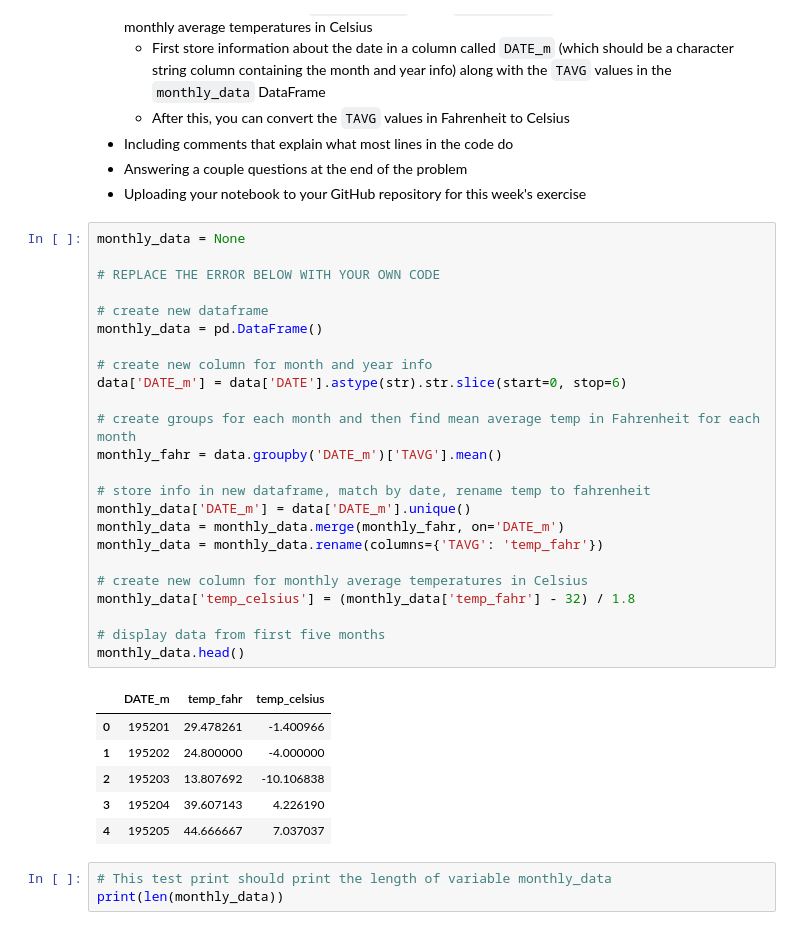
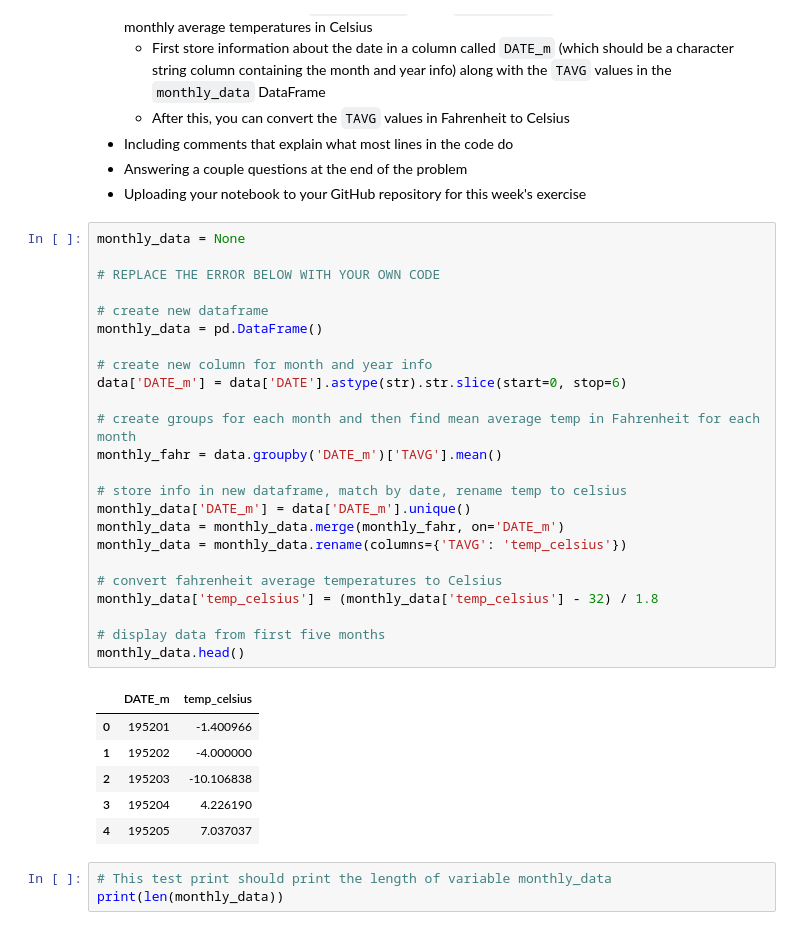
Before and after one commit to lukasrhoades/GEOG-329-Helsinki, a Jupyter notebook: Exercise-6/Exercise-6-problems-1-3.ipynb, the cells around one changed output. Drawn from its saved outputs; the diff is of its cells as text.

```diff
--- a/Exercise-6/Exercise-6-problems-1-3.ipynb
+++ b/Exercise-6/Exercise-6-problems-1-3.ipynb
@@ -182,34 +182,34 @@ For this problem your goal is to calculate monthly average temperatures in degre
 # %%
 monthly_data = None
 
 # REPLACE THE ERROR BELOW WITH YOUR OWN CODE
 
 # create new dataframe
 monthly_data = pd.DataFrame()
 
 # create new column for month and year info
 data['DATE_m'] = data['DATE'].astype(str).str.slice(start=0, stop=6)
 
 # create groups for each month and then find mean average temp in Fahrenheit for each month
 monthly_fahr = data.groupby('DATE_m')['TAVG'].mean()
 
-# store info in new dataframe, match by date, rename temp to fahrenheit
+# store info in new dataframe, match by date, rename temp to celsius
 monthly_data['DATE_m'] = data['DATE_m'].unique()
 monthly_data = monthly_data.merge(monthly_fahr, on='DATE_m')
-monthly_data = monthly_data.rename(columns={'TAVG': 'temp_fahr'})
+monthly_data = monthly_data.rename(columns={'TAVG': 'temp_celsius'})
 
-# create new column for monthly average temperatures in Celsius
-monthly_data['temp_celsius'] = (monthly_data['temp_fahr'] - 32) / 1.8
+# convert fahrenheit average temperatures to Celsius
+monthly_data['temp_celsius'] = (monthly_data['temp_celsius'] - 32) / 1.8
 
 # display data from first five months
 monthly_data.head()
 # %% [output]
-|  | DATE_m | temp_fahr | temp_celsius |
-| 0 | 195201 | 29.478261 | -1.400966 |
-| 1 | 195202 | 24.800000 | -4.000000 |
-| 2 | 195203 | 13.807692 | -10.106838 |
-| 3 | 195204 | 39.607143 | 4.226190 |
-| 4 | 195205 | 44.666667 | 7.037037 |
+|  | DATE_m | temp_celsius |
+| 0 | 195201 | -1.400966 |
+| 1 | 195202 | -4.000000 |
+| 2 | 195203 | -10.106838 |
+| 3 | 195204 | 4.226190 |
+| 4 | 195205 | 7.037037 |
 # %%
 # This test print should print the length of variable monthly_data
 print(len(monthly_data))
```
Also changed, not shown: parts of 7 cells of this notebook.
